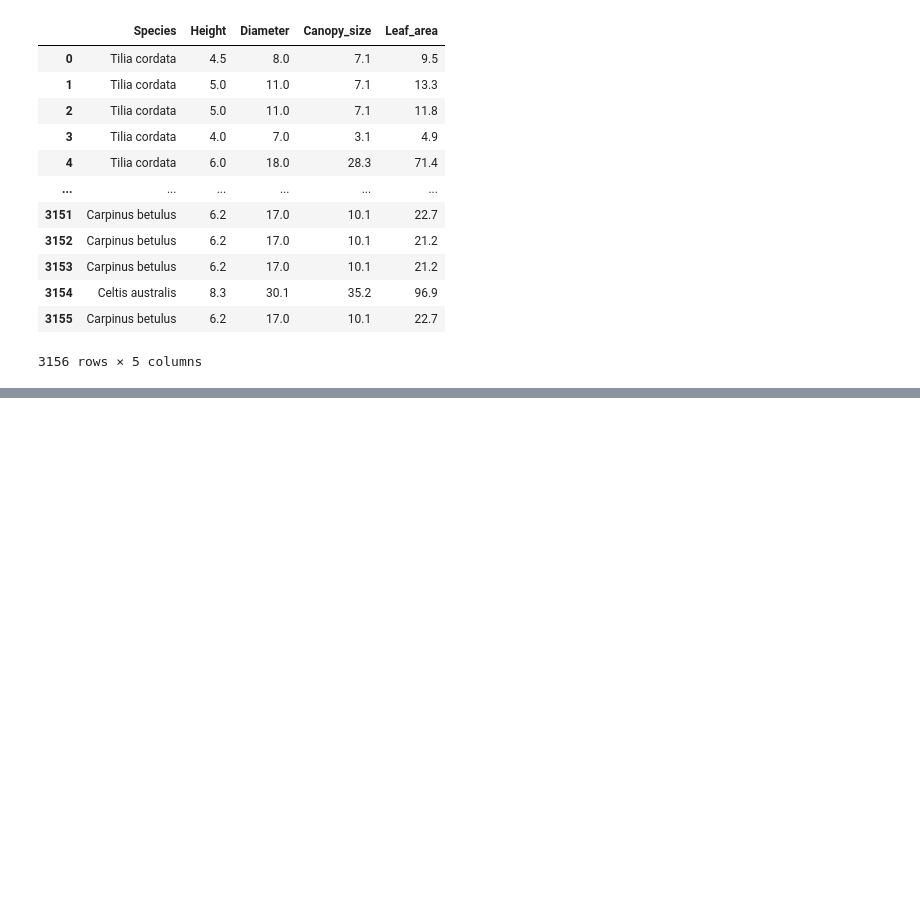
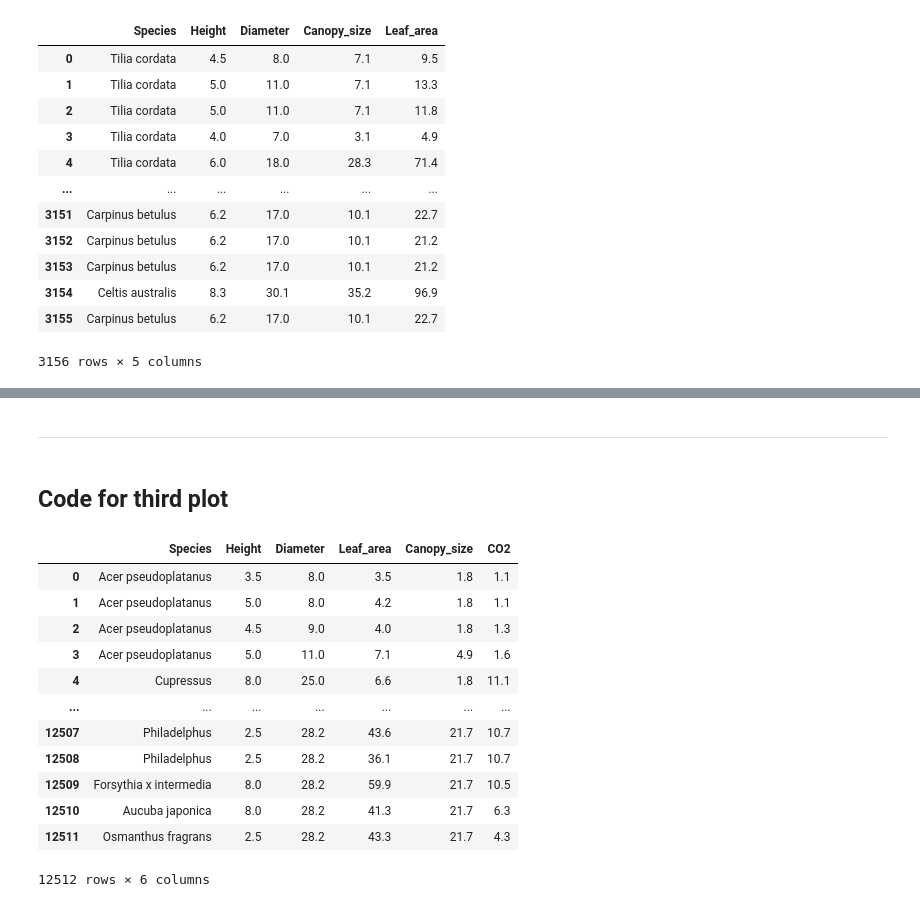
Before and after one commit to Liathan/Liathan.github.io, a Jupyter notebook: py_scripts/notebooks/assignment-2-code.ipynb, the cells around one changed output, grey strips where cells are left out. Saved outputs shown, nothing was run; the diff lists cells and outputs as text; code cells hidden in the pictures; blank space fills up the shorter version.

Commit message:
Created dataset for assign2 plot3,4,5

```diff
--- a/py_scripts/notebooks/assignment-2-code.ipynb
+++ b/py_scripts/notebooks/assignment-2-code.ipynb
@@ -292,0 +211,4 @@ pd.read_csv("../../data/assign2-plot5.csv")
+# %% [markdown]
+---
+# %% [markdown]
+## Code for third plot
@@ -292,0 +218,30 @@ pd.read_csv("../../data/assign2-plot5.csv")
+# %%
+# Extract the three measures of trees suggested, and the ones we decide to consider
+scatterplot = dataframe[["Name", "Height (m)", "DBH (cm)", "Leaf Area (m2)",
+                         "Canopy Cover (m2)", "Gross Carbon Sequestration (kg/yr)"]].copy()
+# %%
+# Rename the variables
+scatterplot.rename(columns={"Name":"Species",
+                            "Height (m)":"Height",
+                            "DBH (cm)":"Diameter",
+                            "Canopy Cover (m2)":"Canopy_size",
+                            "Leaf Area (m2)":"Leaf_area",
+                            "Gross Carbon Sequestration (kg/yr)":"CO2"},
+                      inplace=True)
+# %%
+# Visualize scatterplot dataframe to check it
+scatterplot
+# %% [output]
+|  | Species | Height | Diameter | Leaf_area | Canopy_size | CO2 |
+| 0 | Acer pseudoplatanus | 3.5 | 8.0 | 3.5 | 1.8 | 1.1 |
+| 1 | Acer pseudoplatanus | 5.0 | 8.0 | 4.2 | 1.8 | 1.1 |
+| 2 | Acer pseudoplatanus | 4.5 | 9.0 | 4.0 | 1.8 | 1.3 |
+| 3 | Acer pseudoplatanus | 5.0 | 11.0 | 7.1 | 4.9 | 1.6 |
+| 4 | Cupressus | 8.0 | 25.0 | 6.6 | 1.8 | 11.1 |
+| ... | ... | ... | ... | ... | ... | ... |
+| 12507 | Philadelphus | 2.5 | 28.2 | 43.6 | 21.7 | 10.7 |
+| 12508 | Philadelphus | 2.5 | 28.2 | 36.1 | 21.7 | 10.7 |
+| 12509 | Forsythia x intermedia | 8.0 | 28.2 | 59.9 | 21.7 | 10.5 |
+| 12510 | Aucuba japonica | 8.0 | 28.2 | 41.3 | 21.7 | 6.3 |
+| 12511 | Osmanthus fragrans | 2.5 | 28.2 | 43.3 | 21.7 | 4.3 |
+12512 rows × 6 columns
```
Also changed, not shown: parts of 30 cells of this notebook, 3 other files.
